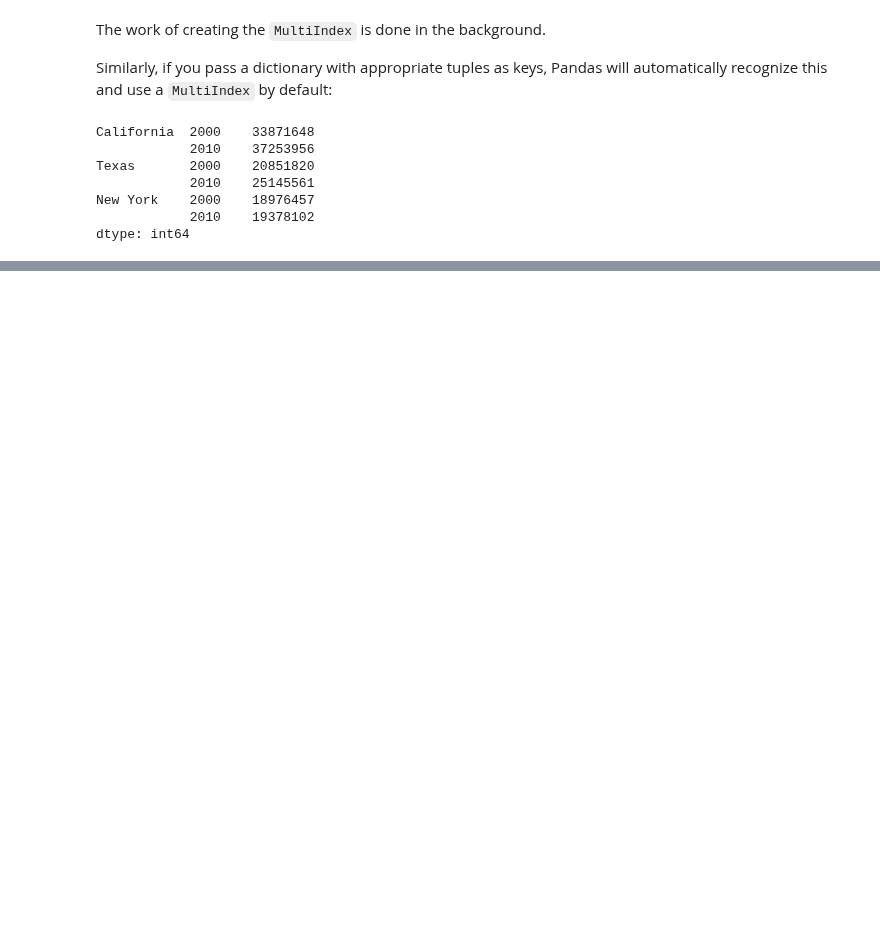
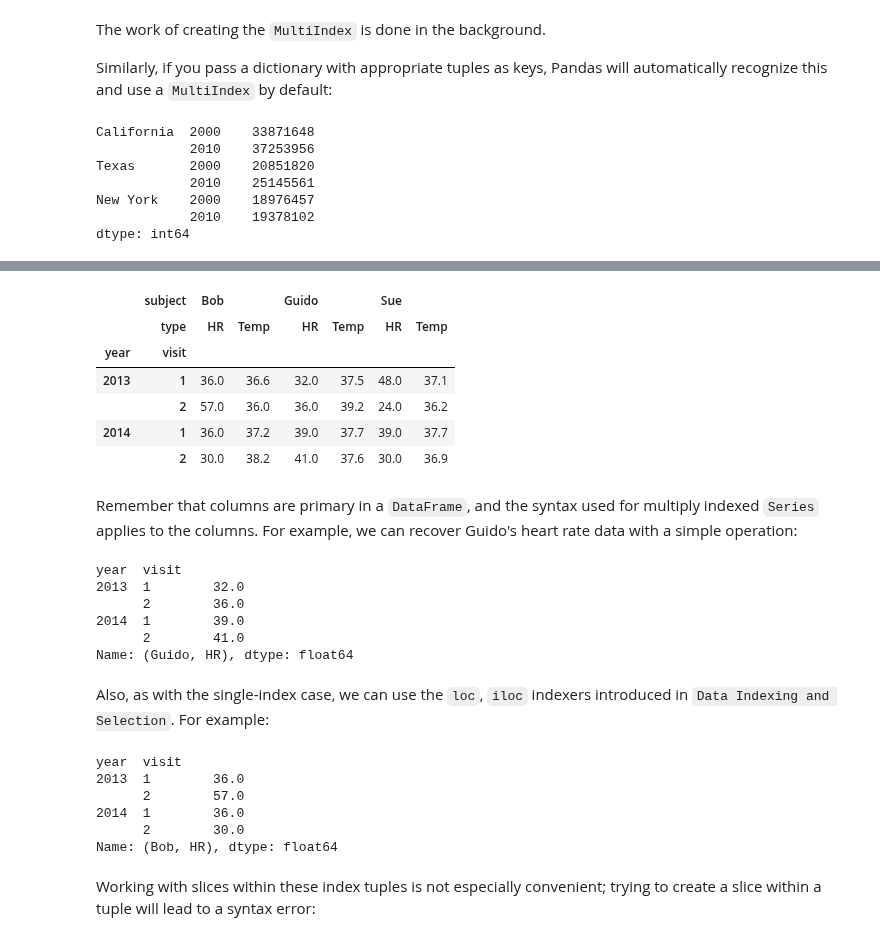
Before and after one commit to rbuzzini/Python, a Jupyter notebook: Notebooks/Data manipulation/Hierarchical Indexing.ipynb, the cells around one changed output, grey strips where cells are left out. Drawn from its saved outputs; the diff is of its cells as text; code cells hidden in the pictures; blank space fills up the shorter version.

```diff
--- a/Notebooks/Data manipulation/Hierarchical Indexing.ipynb
+++ b/Notebooks/Data manipulation/Hierarchical Indexing.ipynb
@@ -184,0 +346,34 @@ For more flexibility in how the index is constructed, you can instead use the cl
+# %%
+health_data
+# %% [output]
+|  | subject | Bob |  | Guido |  | Sue |  |
+|  | type | HR | Temp | HR | Temp | HR | Temp |
+| year | visit |  |  |  |  |  |  |
+| 2013 | 1 | 36.0 | 36.6 | 32.0 | 37.5 | 48.0 | 37.1 |
+|  | 2 | 57.0 | 36.0 | 36.0 | 39.2 | 24.0 | 36.2 |
+| 2014 | 1 | 36.0 | 37.2 | 39.0 | 37.7 | 39.0 | 37.7 |
+|  | 2 | 30.0 | 38.2 | 41.0 | 37.6 | 30.0 | 36.9 |
+# %% [markdown]
+Remember that columns are primary in a `DataFrame`, and the syntax used for multiply indexed `Series` applies to the columns. For example, we can recover Guido's heart rate data with a simple operation:
+# %%
+health_data['Guido', 'HR']
+# %% [output]
+year  visit
+2013  1        32.0
+      2        36.0
+2014  1        39.0
+      2        41.0
+Name: (Guido, HR), dtype: float64
+# %% [markdown]
+Also, as with the single-index case, we can use the `loc`, `iloc` indexers introduced in `Data Indexing and Selection`. For example:
+# %%
+health_data.loc[:, ('Bob', 'HR')]
+# %% [output]
+year  visit
+2013  1        36.0
+      2        57.0
+2014  1        36.0
+      2        30.0
+Name: (Bob, HR), dtype: float64
+# %% [markdown]
+Working with slices within these index tuples is not especially convenient; trying to create a slice within a tuple will lead to a syntax error:
```
Also changed, not shown: parts of 60 cells of this notebook.
